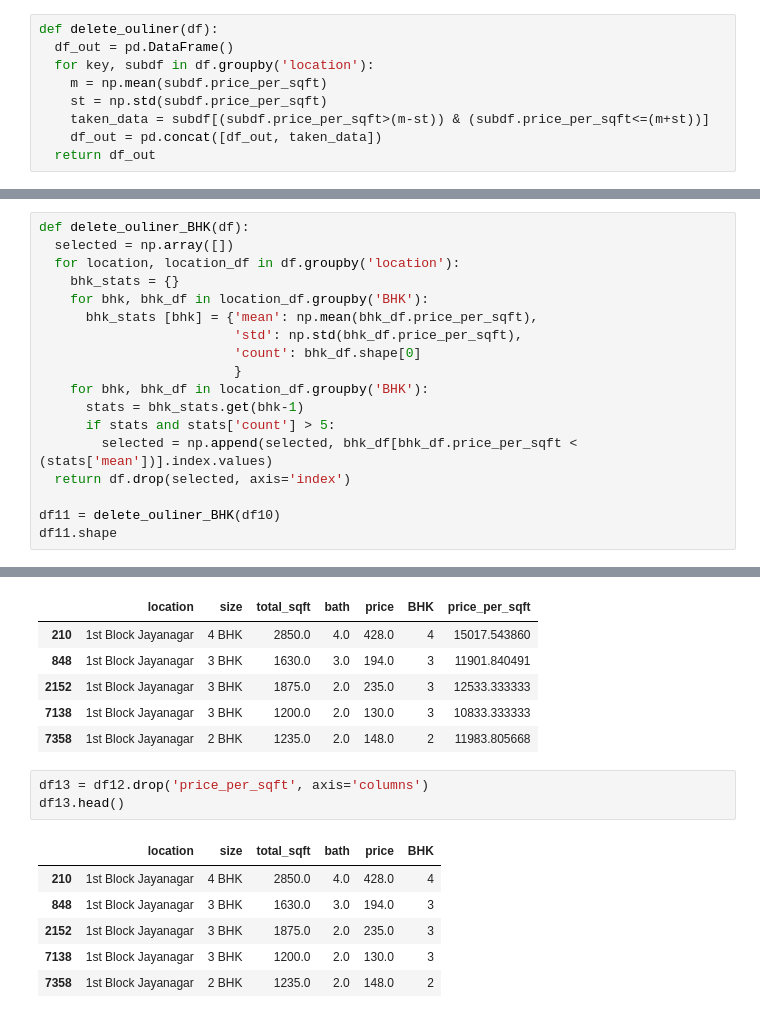
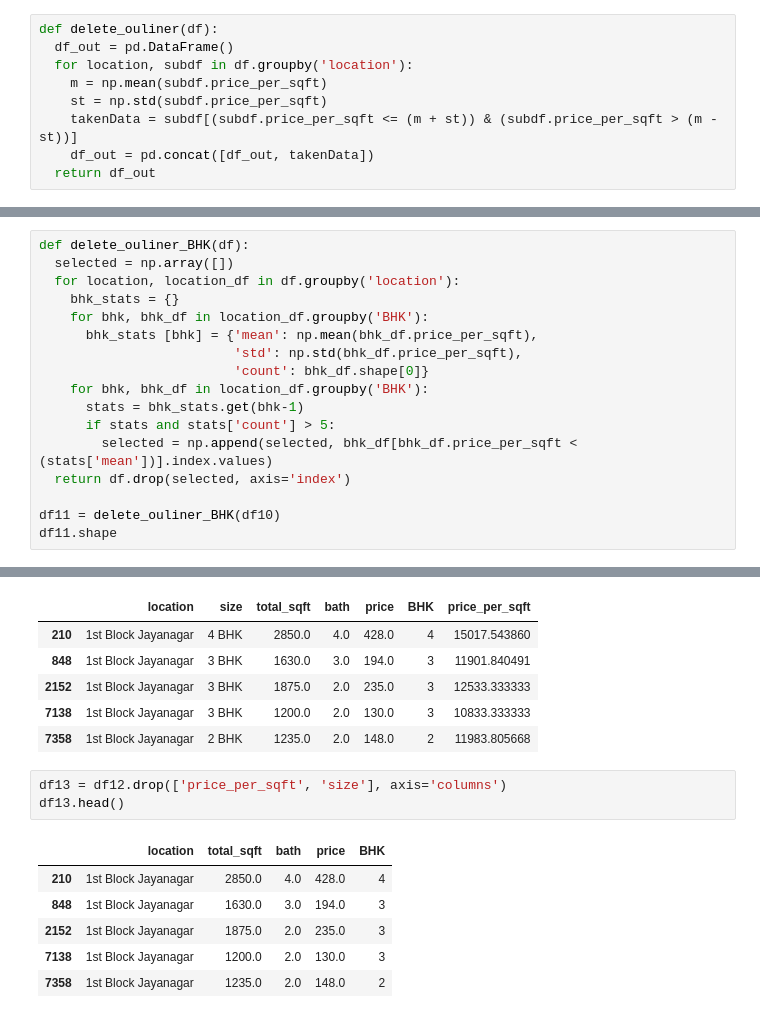
Before and after one commit to FransiscoReadyPermana/house-pred-sc-yt, a Jupyter notebook: test.ipynb, the cells around one changed output, grey strips where cells are left out. Saved outputs shown, nothing was run; the diff lists cells and outputs as text.

```diff
--- a/test.ipynb
+++ b/test.ipynb
@@ -479,11 +479,11 @@ Name: price_per_sqft, dtype: float64
 # %%
 def delete_ouliner(df):
   df_out = pd.DataFrame()
-  for key, subdf in df.groupby('location'):
+  for location, subdf in df.groupby('location'):
     m = np.mean(subdf.price_per_sqft)
     st = np.std(subdf.price_per_sqft)
-    taken_data = subdf[(subdf.price_per_sqft>(m-st)) & (subdf.price_per_sqft<=(m+st))]
-    df_out = pd.concat([df_out, taken_data])
+    takenData = subdf[(subdf.price_per_sqft <= (m + st)) & (subdf.price_per_sqft > (m - st))]
+    df_out = pd.concat([df_out, takenData])
   return df_out
 # %%
 df10 = delete_ouliner(df9)
@@ -525,8 +525,7 @@ def delete_ouliner_BHK(df):
     for bhk, bhk_df in location_df.groupby('BHK'):
       bhk_stats [bhk] = {'mean': np.mean(bhk_df.price_per_sqft),
                          'std': np.std(bhk_df.price_per_sqft),
-                         'count': bhk_df.shape[0]
-                         }
+                         'count': bhk_df.shape[0]}
     for bhk, bhk_df in location_df.groupby('BHK'):
       stats = bhk_stats.get(bhk-1)
       if stats and stats['count'] > 5:
@@ -587,12 +586,12 @@ df12.head()
 | 7138 | 1st Block Jayanagar | 3 BHK | 1200.0 | 2.0 | 130.0 | 3 | 10833.333333 |
 | 7358 | 1st Block Jayanagar | 2 BHK | 1235.0 | 2.0 | 148.0 | 2 | 11983.805668 |
 # %%
-df13 = df12.drop('price_per_sqft', axis='columns')
+df13 = df12.drop(['price_per_sqft', 'size'], axis='columns')
 df13.head()
 # %% [output]
-|  | location | size | total_sqft | bath | price | BHK |
-| 210 | 1st Block Jayanagar | 4 BHK | 2850.0 | 4.0 | 428.0 | 4 |
-| 848 | 1st Block Jayanagar | 3 BHK | 1630.0 | 3.0 | 194.0 | 3 |
-| 2152 | 1st Block Jayanagar | 3 BHK | 1875.0 | 2.0 | 235.0 | 3 |
-| 7138 | 1st Block Jayanagar | 3 BHK | 1200.0 | 2.0 | 130.0 | 3 |
-| 7358 | 1st Block Jayanagar | 2 BHK | 1235.0 | 2.0 | 148.0 | 2 |
+|  | location | total_sqft | bath | price | BHK |
+| 210 | 1st Block Jayanagar | 2850.0 | 4.0 | 428.0 | 4 |
+| 848 | 1st Block Jayanagar | 1630.0 | 3.0 | 194.0 | 3 |
+| 2152 | 1st Block Jayanagar | 1875.0 | 2.0 | 235.0 | 3 |
+| 7138 | 1st Block Jayanagar | 1200.0 | 2.0 | 130.0 | 3 |
+| 7358 | 1st Block Jayanagar | 1235.0 | 2.0 | 148.0 | 2 |
```
Also changed, not shown: parts of 20 cells of this notebook, 3 other files.
